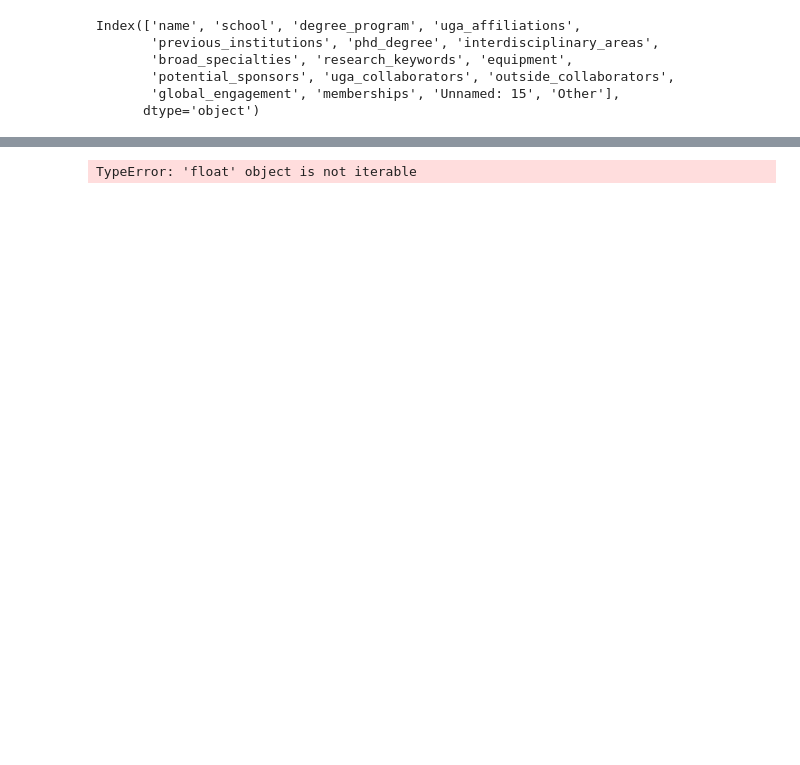
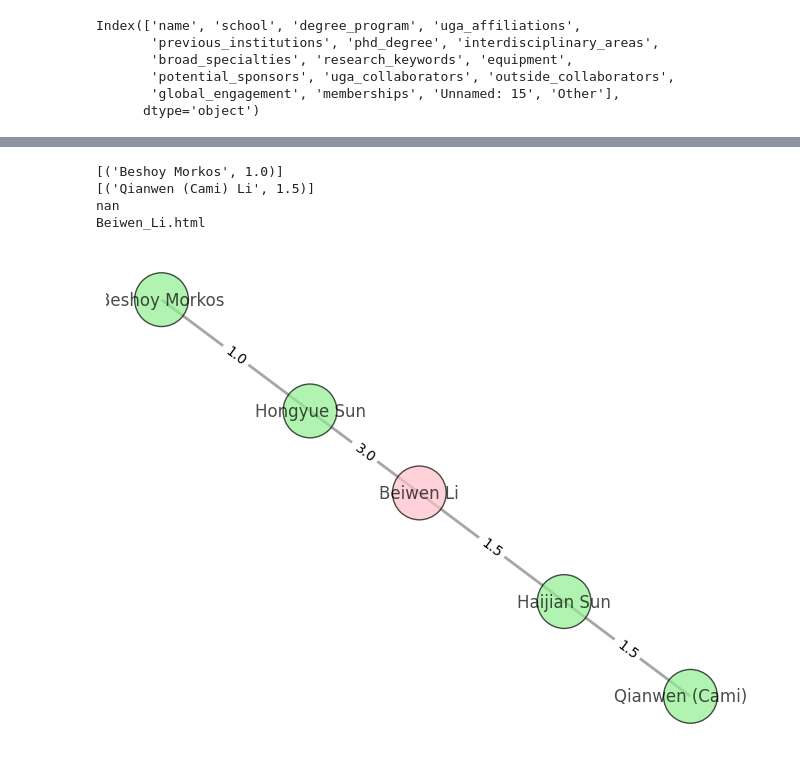
Before and after one commit to RishabSeshadri/faculty-graph-portal, a Jupyter notebook: faculty_graph.ipynb, the cells around one changed output, grey strips where cells are left out. Drawn from its saved outputs; the diff is of its cells as text; code cells hidden in the pictures; blank space fills up the shorter version.

```diff
--- a/faculty_graph.ipynb
+++ b/faculty_graph.ipynb
@@ -399,44 +307,98 @@ if search_professor:
                     if related_professor in df.index:
                         next_layer_professors = df.loc[related_professor, 'related_professors']
 
-                        if type(next_layer_professors) == 'number':
-                            continue
+                        print(next_layer_professors)
+
+                        if type(next_layer_professors) != list:
+                            if math.isnan(next_layer_professors):
+                                continue
 
                         # Only add to the queue if this professor hasn't been visited already
                         for next_related_professor, _ in next_layer_professors:
                             if next_related_professor not in visited:
                                 layer_queue.append((related_professor, next_layer_professors))
 
-        # Visualize the graph
-        plt.figure(figsize=(10, 8))
+        for edge in G.edges(data=True):
+            edge[2]['label'] = str(edge[2]['weight'])
+            edge[2]['title'] = str(edge[2]['weight'])
+            edge[2]['font'] = {'size': 12, 'weight': 'normal', 'color': 'white', 'strokeWidth': 0.}  # Adjust font size, weight, and color
 
-        # Calculate k for fixed edge length based on the graph size (number of nodes)
-        k = 0.3  # Adjust for desired edge length (lower k = shorter edge length)
 
         # Use spring_layout with fixed edge length
         pos = nx.spring_layout(G, k=k, seed=42)
 
         node_colors = ["pink" if node == professor_search_parameter else "lightgreen" for node in G.nodes]
 
         # Draw the graph with better edge styling
         nx.draw(
             G, pos, with_labels=True, node_color=node_colors, node_size=1500,
             font_size=12, font_weight='normal', edge_color='gray', width=2,
             alpha=0.7, edgecolors="black"
         )
 
         # Draw the edge labels (weights)
         edge_labels = nx.get_edge_attributes(G, 'weight')
         nx.draw_networkx_edge_labels(G, pos, edge_labels=edge_labels, font_size=10)
 
+        nt = Network(height="750px", width="100%", bgcolor="#222222", font_color="white", select_menu=True, filter_menu=True)
+
+        nt.set_options("""
+        var options = {
+            "physics": {
+                "barnesHut": {
+                    "theta": 0.1,
+                    "gravitationalConstant": -8200,
+                    "springLength": 85,
+                    "springConstant": 0.215,
+                    "damping": 0.22,
+                    "avoidOverlap": 0.12
+                },
+                "maxVelocity": 19,
+                "minVelocity": 0.75,
+                "timestep": 0.01
+            }
+        }
+        """)
+        """
+        options =
+        var options = {
+            "physics": {
+                "barnesHut": {
+                    "theta": 0.1,
+                    "gravitationalConstant": -8200,
+                    "springLength": 85,
+                    "springConstant": 0.215,
+                    "damping": 0.22,
+                    "avoidOverlap": 0.12,
+                },
+                "maxVelocity": 19,
+                "minVelocity": 0.75,
+                "timestep": 0.01
+            }
+        }
+
+
+        nt.set_options(options)
+        """
+        nt.from_nx(G)
+
+
+        nt.show(f'{professor_search_parameter.replace(" ", "_")}.html', notebook=False)
+
+        #nt.show('nx.html')
+
         # Title with the professor's name
-        plt.title(f"Professor: {professor_search_parameter} and Related Professors", fontsize=14)
+        #plt.title(f"Professor: {professor_search_parameter} and Related Professors", fontsize=14)
 
         # Adjust layout and remove tight_layout to avoid the warning
-        plt.subplots_adjust(left=0.1, right=0.9, top=0.9, bottom=0.1)
-        plt.show()
+        #plt.subplots_adjust(left=0.1, right=0.9, top=0.9, bottom=0.1)
+        #plt.show()
 
     else:
         print(f"Professor '{professor_search_parameter}' not found in the dataset.")
 # %% [output]
-TypeError: 'float' object is not iterable
+[('Beshoy Morkos', 1.0)]
+[('Qianwen (Cami) Li', 1.5)]
+nan
+Beiwen_Li.html
+[figure, added]
```
Also changed, not shown: parts of 5 cells of this notebook, 2 other files.
